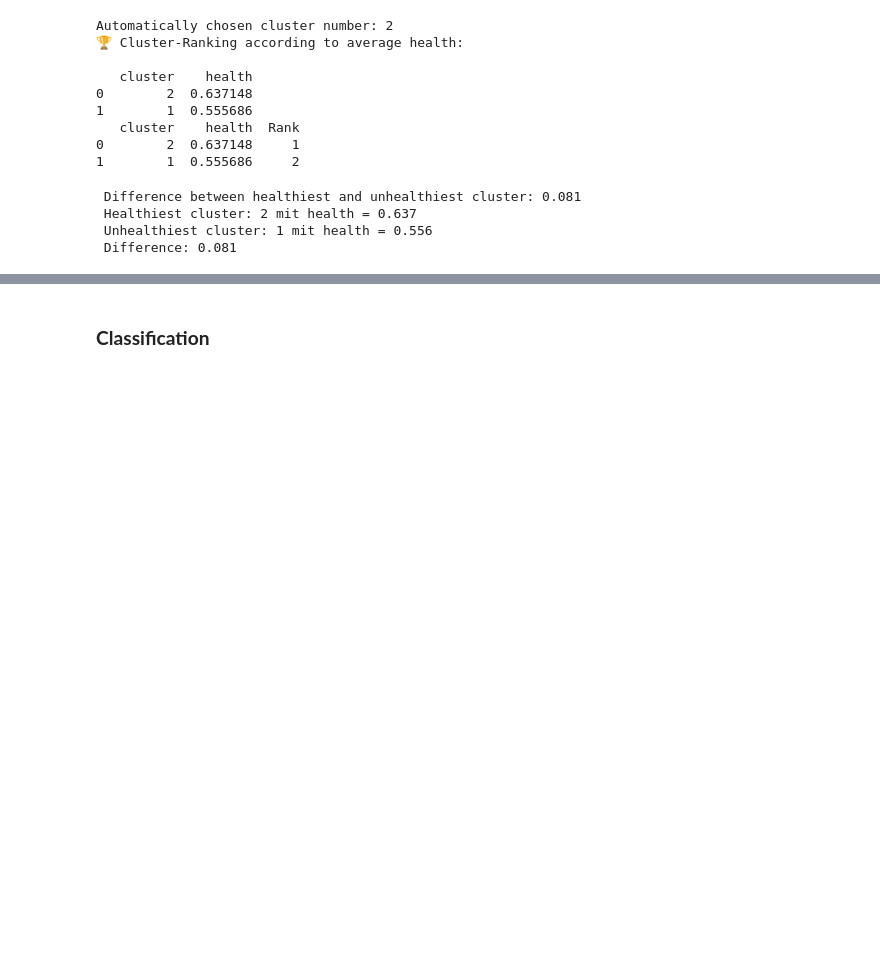
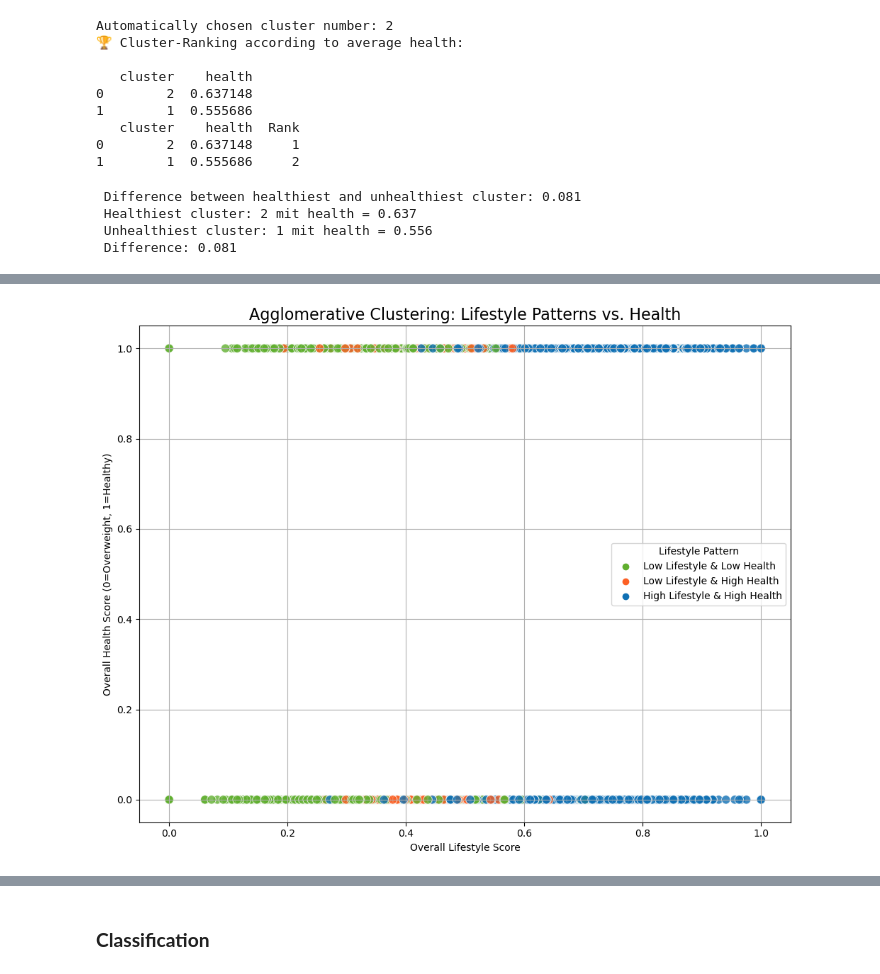
Before and after one commit to amsun001/Project_DataScience-lifestyle-and-wellbeing, a Jupyter notebook: Script/LifestyleAndWellbeing.ipynb, the cells around one changed output, grey strips where cells are left out. Cells and saved outputs as stored; diff of their text form; code cells hidden in the pictures; blank space fills up the shorter version.

Commit message:
Added Agglomerative Clustering

```diff
--- a/Script/LifestyleAndWellbeing.ipynb
+++ b/Script/LifestyleAndWellbeing.ipynb
@@ -735,0 +802,23 @@ print(f" Difference: {delta:.3f}")
+# %%
+# Final plots
+plt.figure(figsize=(10, 8))
+sns.scatterplot(
+    data=scaled_df,
+    x='lifestyle',
+    y='health',
+    hue='agg_cluster_label',
+    palette=final_custom_palette,
+    s=80,
+    alpha=0.8,
+    style='agg_cluster_label',
+    markers=["o"] * len(scaled_df["agg_cluster_label"].dropna().unique()) # No noise in Agglomerative Clustering
+)
+plt.title("Agglomerative Clustering: Lifestyle Patterns vs. Health", fontsize=16)
+plt.xlabel("Overall Lifestyle Score")
+plt.ylabel("Overall Health Score (0=Overweight, 1=Healthy)")
+plt.legend(title='Lifestyle Pattern')
+plt.grid(True)
+plt.tight_layout()
+plt.show()
+# %% [output]
+[figure, added]
```
Also changed, not shown: parts of 20 cells of this notebook.
